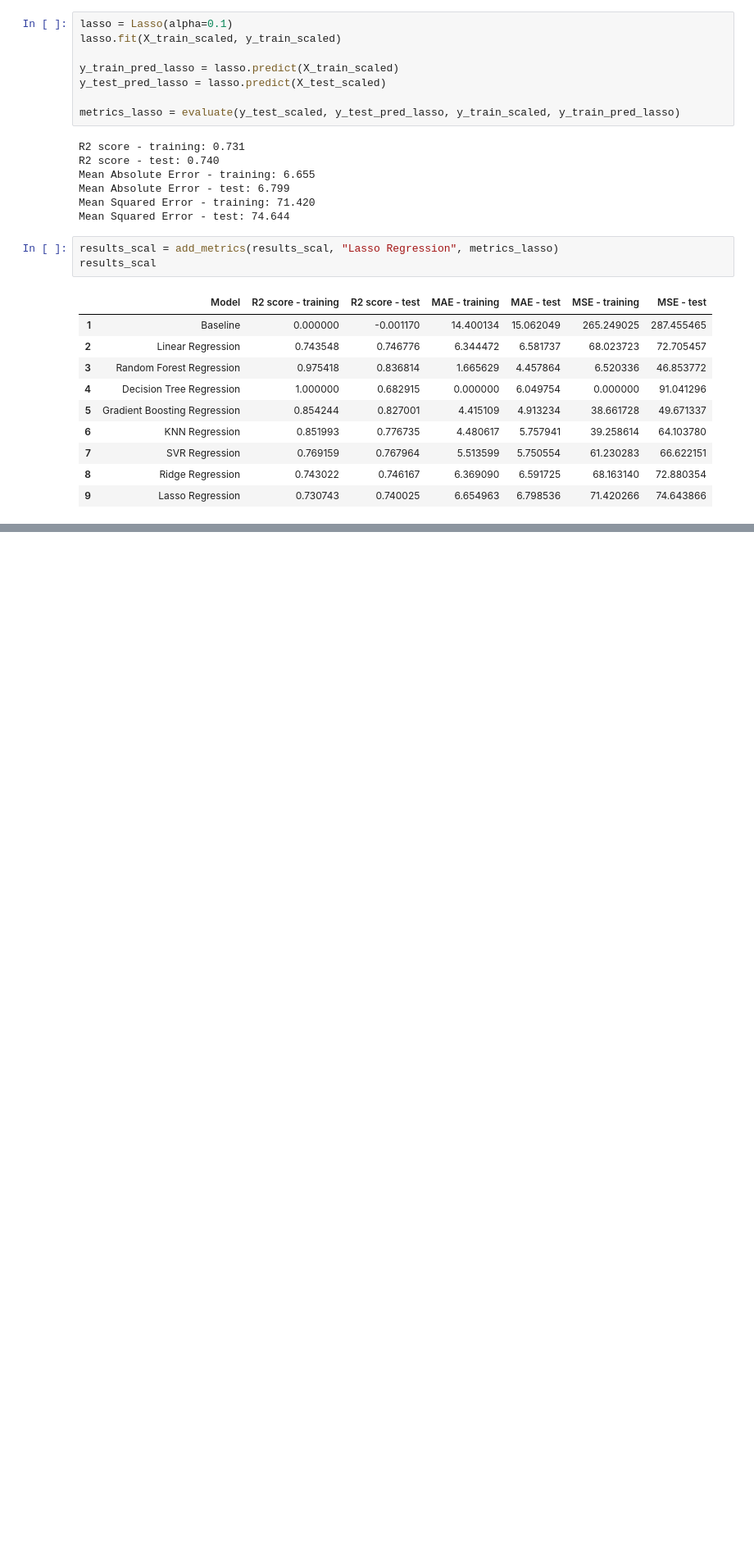
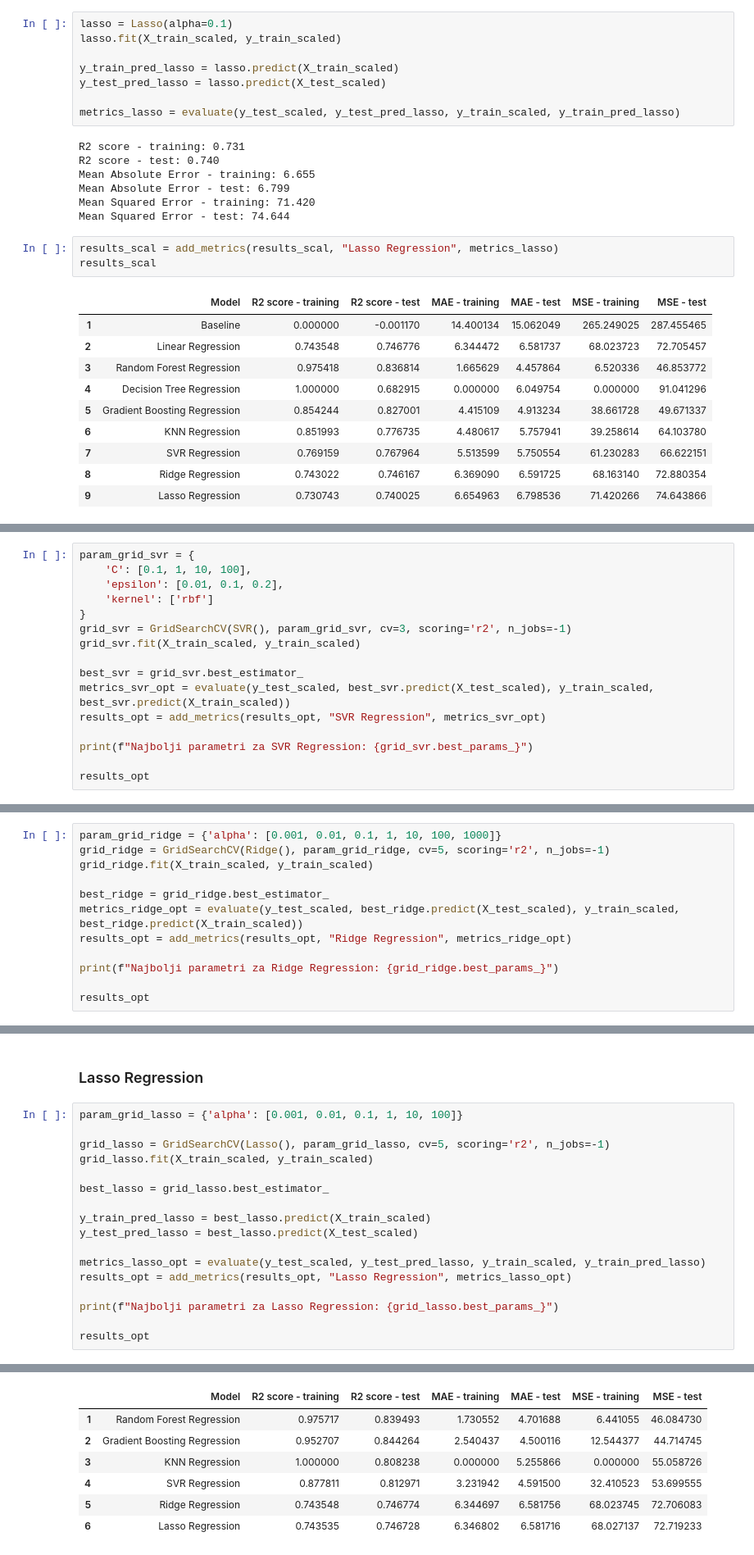
Before and after one commit to gavrilovicluka/machine-learning-projects, a Jupyter notebook: Projekat 1/Projekat1.ipynb, the cells around one changed output, grey strips where cells are left out. Shown at 82% size. Cells and saved outputs as stored; diff of their text form; blank space fills up the shorter version.

```diff
--- a/Projekat 1/Projekat1.ipynb
+++ b/Projekat 1/Projekat1.ipynb
@@ -1019,0 +1126,16 @@ results_scal
+# %%
+param_grid_svr = {
+    'C': [0.1, 1, 10, 100],
+    'epsilon': [0.01, 0.1, 0.2],
+    'kernel': ['rbf']
+}
+grid_svr = GridSearchCV(SVR(), param_grid_svr, cv=3, scoring='r2', n_jobs=-1)
+grid_svr.fit(X_train_scaled, y_train_scaled)
+
+best_svr = grid_svr.best_estimator_
+metrics_svr_opt = evaluate(y_test_scaled, best_svr.predict(X_test_scaled), y_train_scaled, best_svr.predict(X_train_scaled))
+results_opt = add_metrics(results_opt, "SVR Regression", metrics_svr_opt)
+
+print(f"Najbolji parametri za SVR Regression: {grid_svr.best_params_}")
+
+results_opt
@@ -1019,0 +1157,12 @@ results_scal
+# %%
+param_grid_ridge = {'alpha': [0.001, 0.01, 0.1, 1, 10, 100, 1000]}
+grid_ridge = GridSearchCV(Ridge(), param_grid_ridge, cv=5, scoring='r2', n_jobs=-1)
+grid_ridge.fit(X_train_scaled, y_train_scaled)
+
+best_ridge = grid_ridge.best_estimator_
+metrics_ridge_opt = evaluate(y_test_scaled, best_ridge.predict(X_test_scaled), y_train_scaled, best_ridge.predict(X_train_scaled))
+results_opt = add_metrics(results_opt, "Ridge Regression", metrics_ridge_opt)
+
+print(f"Najbolji parametri za Ridge Regression: {grid_ridge.best_params_}")
+
+results_opt
@@ -1019,0 +1183,20 @@ results_scal
+# %% [markdown]
+### Lasso Regression
+# %%
+param_grid_lasso = {'alpha': [0.001, 0.01, 0.1, 1, 10, 100]}
+
+grid_lasso = GridSearchCV(Lasso(), param_grid_lasso, cv=5, scoring='r2', n_jobs=-1)
+grid_lasso.fit(X_train_scaled, y_train_scaled)
+
+best_lasso = grid_lasso.best_estimator_
+
+y_train_pred_lasso = best_lasso.predict(X_train_scaled)
+y_test_pred_lasso = best_lasso.predict(X_test_scaled)
+
+metrics_lasso_opt = evaluate(y_test_scaled, y_test_pred_lasso, y_train_scaled, y_train_pred_lasso)
+results_opt = add_metrics(results_opt, "Lasso Regression", metrics_lasso_opt)
+
+print(f"Najbolji parametri za Lasso Regression: {grid_lasso.best_params_}")
+
+results_opt
+# %% [output]
@@ -1019,0 +1210,7 @@ results_scal
+|  | Model | R2 score - training | R2 score - test | MAE - training | MAE - test | MSE - training | MSE - test |
+| 1 | Random Forest Regression | 0.975717 | 0.839493 | 1.730552 | 4.701688 | 6.441055 | 46.084730 |
+| 2 | Gradient Boosting Regression | 0.952707 | 0.844264 | 2.540437 | 4.500116 | 12.544377 | 44.714745 |
+| 3 | KNN Regression | 1.000000 | 0.808238 | 0.000000 | 5.255866 | 0.000000 | 55.058726 |
+| 4 | SVR Regression | 0.877811 | 0.812971 | 3.231942 | 4.591500 | 32.410523 | 53.699555 |
+| 5 | Ridge Regression | 0.743548 | 0.746774 | 6.344697 | 6.581756 | 68.023745 | 72.706083 |
+| 6 | Lasso Regression | 0.743535 | 0.746728 | 6.346802 | 6.581716 | 68.027137 | 72.719233 |
```
Also changed, not shown: parts of 16 cells of this notebook.
